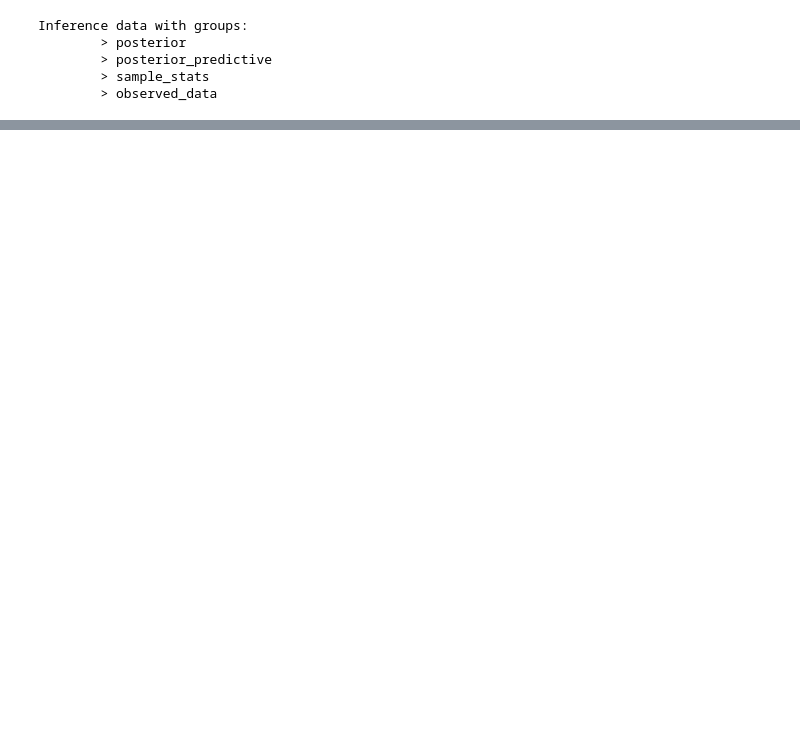
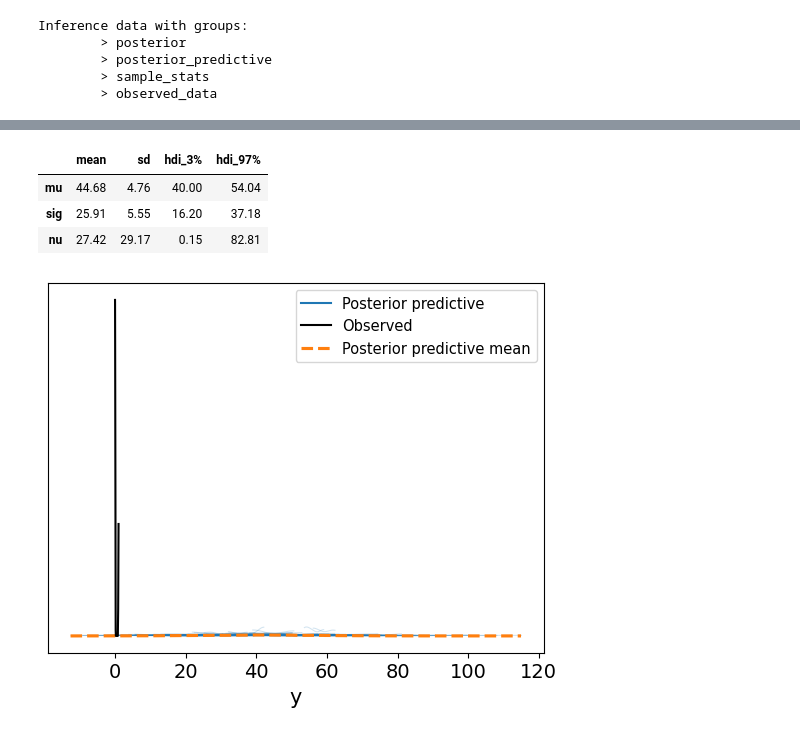
Before and after one commit to damiansp/completePython, a Jupyter notebook: bayesian/bap/02_programming_probabilistically.ipynb, the cells around one changed output, grey strips where cells are left out. Cells and saved outputs as stored; diff of their text form; code cells hidden in the pictures; blank space fills up the shorter version.

```diff
--- a/bayesian/bap/02_programming_probabilistically.ipynb
+++ b/bayesian/bap/02_programming_probabilistically.ipynb
@@ -147,0 +167,11 @@ az.plot_ppc(idata_g, num_pp_samples=100);
+# %%
+az.summary(idata_t, kind='stats').round(2)
+# %% [output]
+|  | mean | sd | hdi_3% | hdi_97% |
+| mu | 44.68 | 4.76 | 40.00 | 54.04 |
+| sig | 25.91 | 5.55 | 16.20 | 37.18 |
+| nu | 27.42 | 29.17 | 0.15 | 82.81 |
+# %%
+az.plot_ppc(idata_g, num_pp_samples=100);
+# %% [output]
+[figure, added]
```
Also changed, not shown: parts of 18 cells of this notebook.
